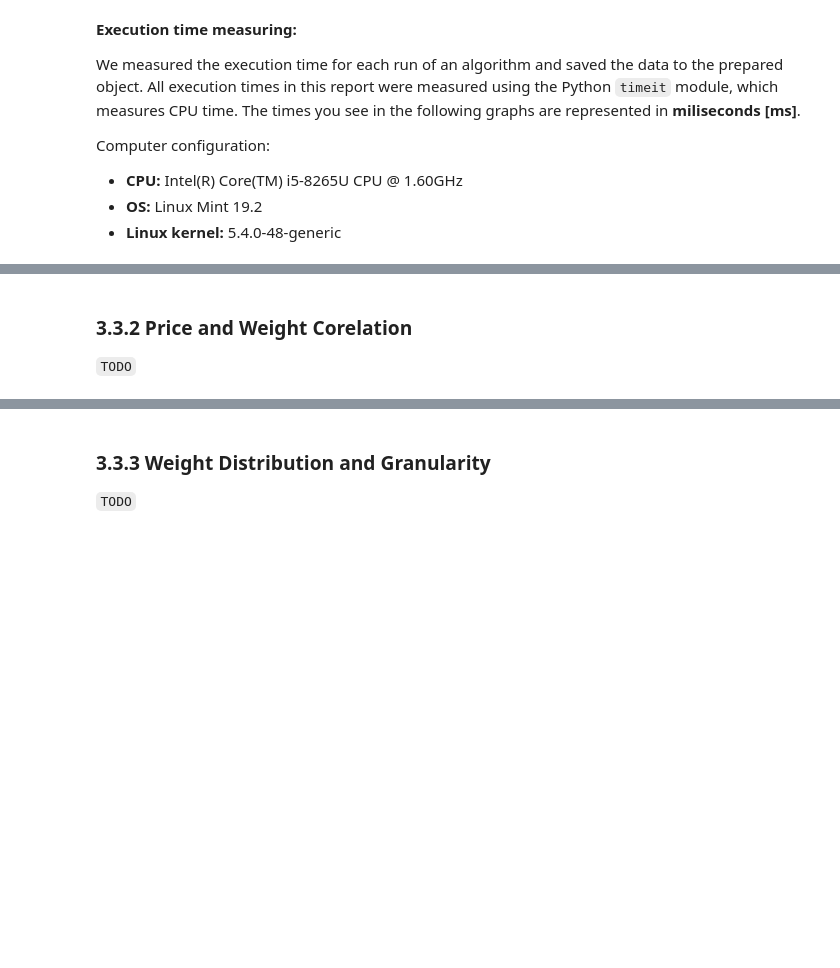
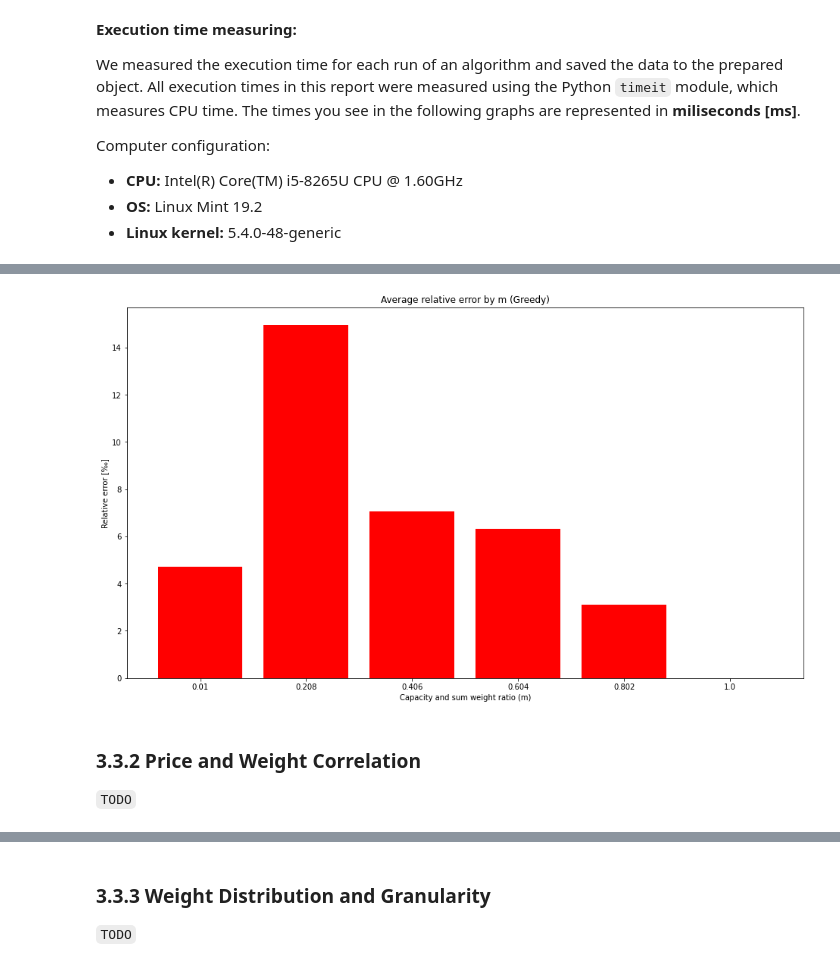
Before and after one commit to patrotom/combinatorial-optimization-problems, a Jupyter notebook: experimental_evaluation/notebooks/experimental_evaluation.ipynb, the cells around one changed output, grey strips where cells are left out. Saved outputs shown, nothing was run; the diff lists cells and outputs as text; code cells hidden in the pictures; blank space fills up the shorter version.

```diff
--- a/experimental_evaluation/notebooks/experimental_evaluation.ipynb
+++ b/experimental_evaluation/notebooks/experimental_evaluation.ipynb
@@ -437,4 +523,9 @@ plt.show()
+# %%
+plt = m_graph(m_data_r, "Greedy", rel_err=True)
+plt.show()
+# %% [output]
+[figure, added]
 # %% [markdown]
-### 3.3.2 Price and Weight Corelation
+### 3.3.2 Price and Weight Correlation
 
 `TODO`
```
Also changed, not shown: parts of 47 cells of this notebook.
